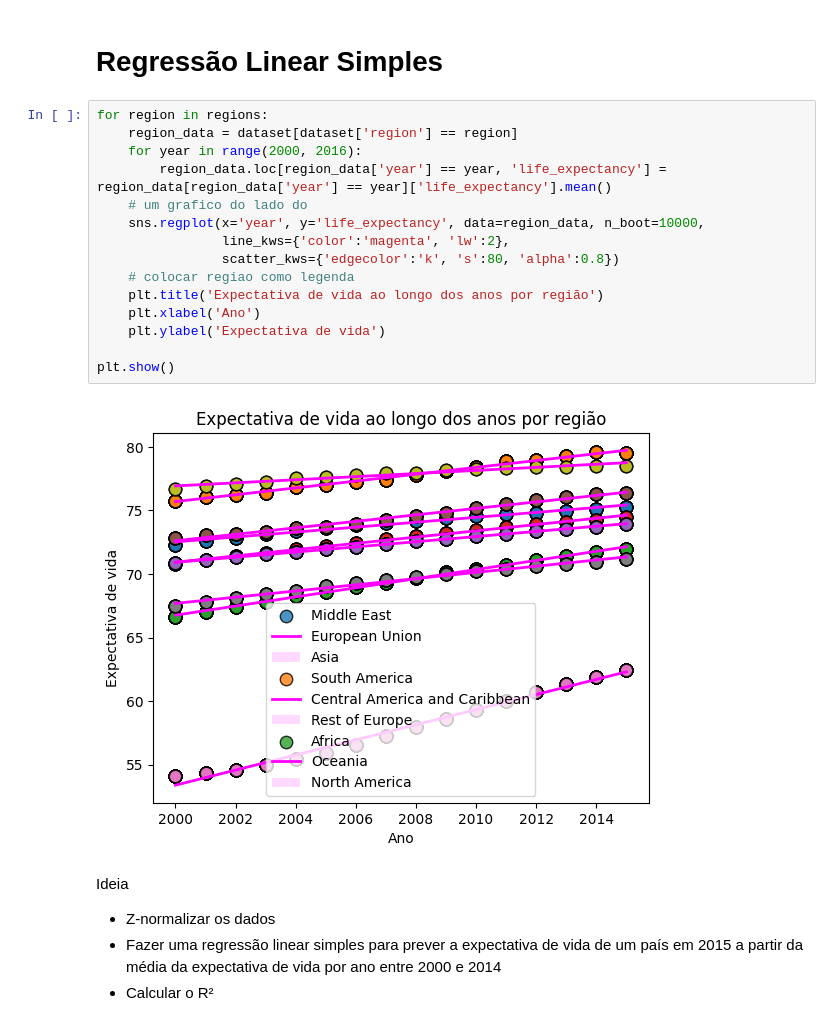
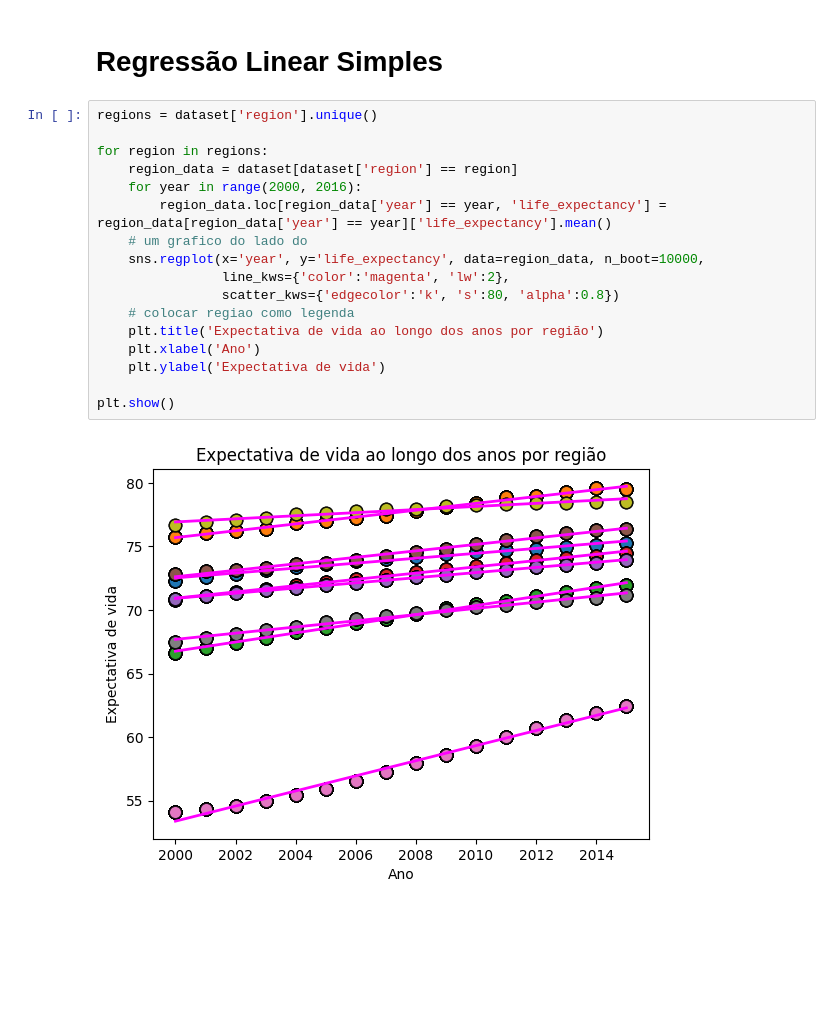
Before and after one commit to carolinabrandao/ICDProjetoFinal, a Jupyter notebook: EDA.ipynb, the cells around one changed output. Saved outputs shown, nothing was run; the diff lists cells and outputs as text; blank space fills up the shorter version.

Commit message:
regressao linear - primeiras analises

```diff
--- a/EDA.ipynb
+++ b/EDA.ipynb
@@ -568,24 +568,21 @@ plt.plot(iraq)
 # %% [markdown]
 # Regressão Linear Simples
 # %%
+regions = dataset['region'].unique()
+
 for region in regions:
     region_data = dataset[dataset['region'] == region]
     for year in range(2000, 2016):
         region_data.loc[region_data['year'] == year, 'life_expectancy'] = region_data[region_data['year'] == year]['life_expectancy'].mean()
     # um grafico do lado do
     sns.regplot(x='year', y='life_expectancy', data=region_data, n_boot=10000,
                 line_kws={'color':'magenta', 'lw':2},
                 scatter_kws={'edgecolor':'k', 's':80, 'alpha':0.8})
     # colocar regiao como legenda
     plt.title('Expectativa de vida ao longo dos anos por região')
     plt.xlabel('Ano')
     plt.ylabel('Expectativa de vida')
 
 plt.show()
 # %% [output]
-[figure, old version]
+[figure, new version]
-# %% [markdown]
-Ideia
-- Z-normalizar os dados
-- Fazer uma regressão linear simples para prever a expectativa de vida de um país em 2015 a partir da média da expectativa de vida por ano entre 2000 e 2014
-- Calcular o R²
```
Also changed, not shown: parts of 16 cells of this notebook.
